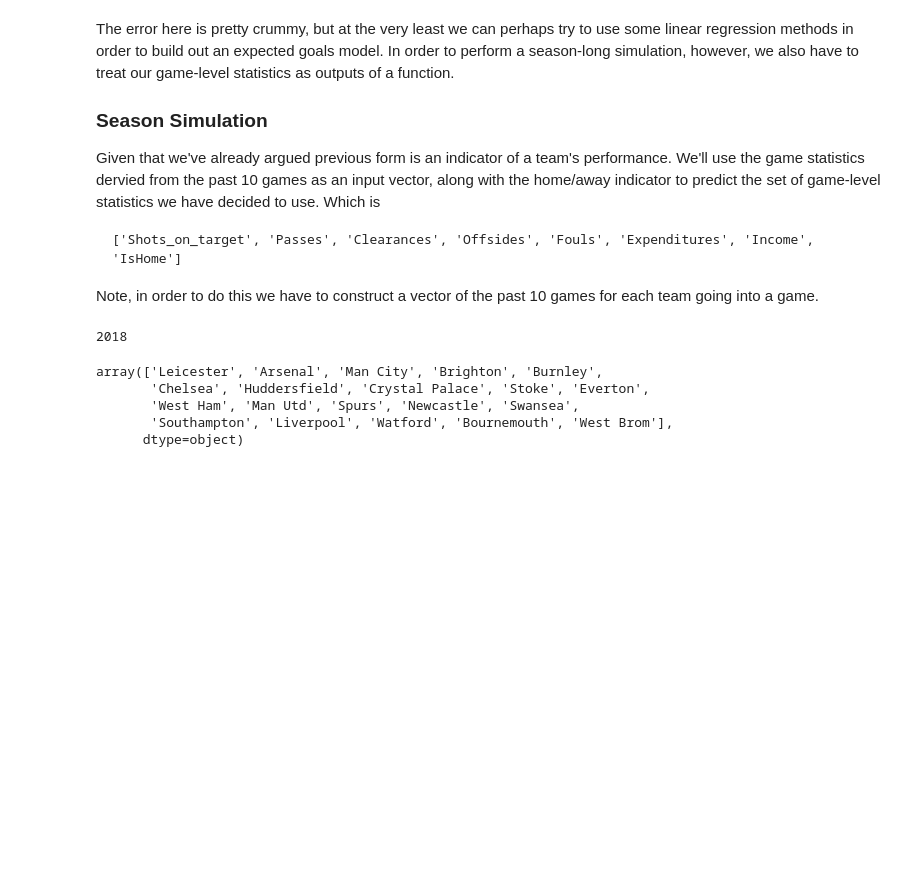
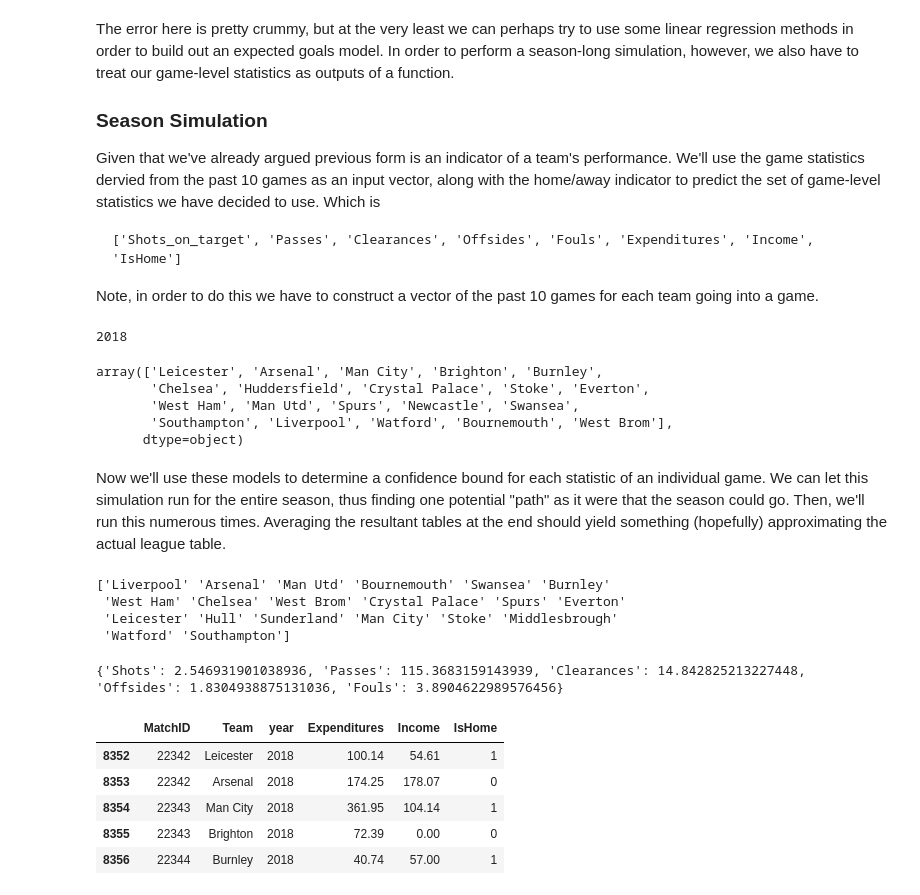
Before and after one commit to tunghoangt/Soccer-prediction-with-Machine-Learning, a Jupyter notebook: models/Second_attempt.ipynb, the cells around one changed output. Cells and saved outputs as stored; diff of their text form; code cells hidden in the pictures; blank space fills up the shorter version.

Commit message:
finish simulation

```diff
--- a/models/Second_attempt.ipynb
+++ b/models/Second_attempt.ipynb
@@ -450,21 +462,52 @@ array(['Leicester', 'Arsenal', 'Man City', 'Brighton', 'Burnley',
 # %%
-def build_stat_model(df, clf, teams, feature = None):
+def build_stat_model(df, clf, feature = 'Score'):
+    teams = df[df.year == 2018].Team.unique()
     X_as_list, y_as_list = [], []
-    # TODO: add feature selection part
     for team in teams:
         team_df = df[df.Team == team]
-        fit_df = df[team_df.year != 2018].drop(columns = ['MatchID', 'Team', 'year'])
+        fit_df = team_df[team_df.year != 2018].drop(columns = ['MatchID', 'Team', 'year', feature])
         for i in range(0, team_df.shape[0] - WINDOW - 1):
             X_vec = fit_df.iloc[i:i + WINDOW].values.flatten()
-            if X_vec.shape[0] == 90:
+            if X_vec.shape[0] == 80:  # must have ten games of 8 features
+                # TODO: need to add indicator of current game isHome
                 X_as_list.append(X_vec)
-                y_as_list.append(team_df.Score.values[i + WINDOW + 1])
+                y_as_list.append(team_df[feature].values[i + WINDOW + 1])
 
     # convert to vectors for model input
     X = np.vstack(X_as_list)
     y = np.array(y_as_list)
     clf.fit(X, y)
     return clf
+# %%
+# now we can build a model for each individual statistic
+from sklearn.tree import DecisionTreeRegressor
+from sklearn.ensemble import AdaBoostRegressor, RandomForestRegressor, GradientBoostingRegressor
+
+model_map = {'Shots': LinearRegression(),
+             'Passes': Ridge(),
+             'Clearances': GradientBoostingRegressor(),
+             'Offsides': Ridge(),
+             'Fouls': GradientBoostingRegressor()}
+
+for feature, clf in model_map.items():
+    model_map[feature] = build_stat_model(melted_df, clf, feature)
+# %% [markdown]
+Now we'll use these models to determine a confidence bound for each statistic of an individual game. We can let this simulation run for the entire season, thus finding one potential "path" as it were that the season could go. Then, we'll run this numerous times. Averaging the resultant tables at the end should yield something (hopefully) approximating the actual league table.
 # %%
 # now for each game in 2018 we have to simulate the match statistics & the resultant expected goals
-# whi
+# recall we're using 10 games of history
+# so we'll start with the 2017 games and append each game in 2018 one-by-one
+simulated_df = melted_df[melted_df.year == 2017]
+simulated_df.head()
+print(simulated_df.Team.unique())
+# %% [output]
+['Liverpool' 'Arsenal' 'Man Utd' 'Bournemouth' 'Swansea' 'Burnley'
+ 'West Ham' 'Chelsea' 'West Brom' 'Crystal Palace' 'Spurs' 'Everton'
+ 'Leicester' 'Hull' 'Sunderland' 'Man City' 'Stoke' 'Middlesbrough'
+ 'Watford' 'Southampton']
+# %%
+st_dev_map = { feature: np.std(melted_df[feature]) for feature in model_map.keys()}
+# np.std(melted_df['Shots'])
+print(st_dev_map)
+# %% [output]
+{'Shots': 2.546931901038936, 'Passes': 115.3683159143939, 'Clearances': 14.842825213227448, 'Offsides': 1.8304938875131036, 'Fouls': 3.8904622989576456}
@@ -470,0 +546,10 @@ def build_stat_model(df, clf, teams, feature = None):
+# %%
+season_df = melted_df[melted_df.year == 2018].drop(columns = list(model_map.keys()) + ['Score'])
+season_df.head()
+# %% [output]
+|  | MatchID | Team | year | Expenditures | Income | IsHome |
+| 8352 | 22342 | Leicester | 2018 | 100.14 | 54.61 | 1 |
+| 8353 | 22342 | Arsenal | 2018 | 174.25 | 178.07 | 0 |
+| 8354 | 22343 | Man City | 2018 | 361.95 | 104.14 | 1 |
+| 8355 | 22343 | Brighton | 2018 | 72.39 | 0.00 | 0 |
+| 8356 | 22344 | Burnley | 2018 | 40.74 | 57.00 | 1 |
```
Also changed, not shown: parts of 9 cells of this notebook.
